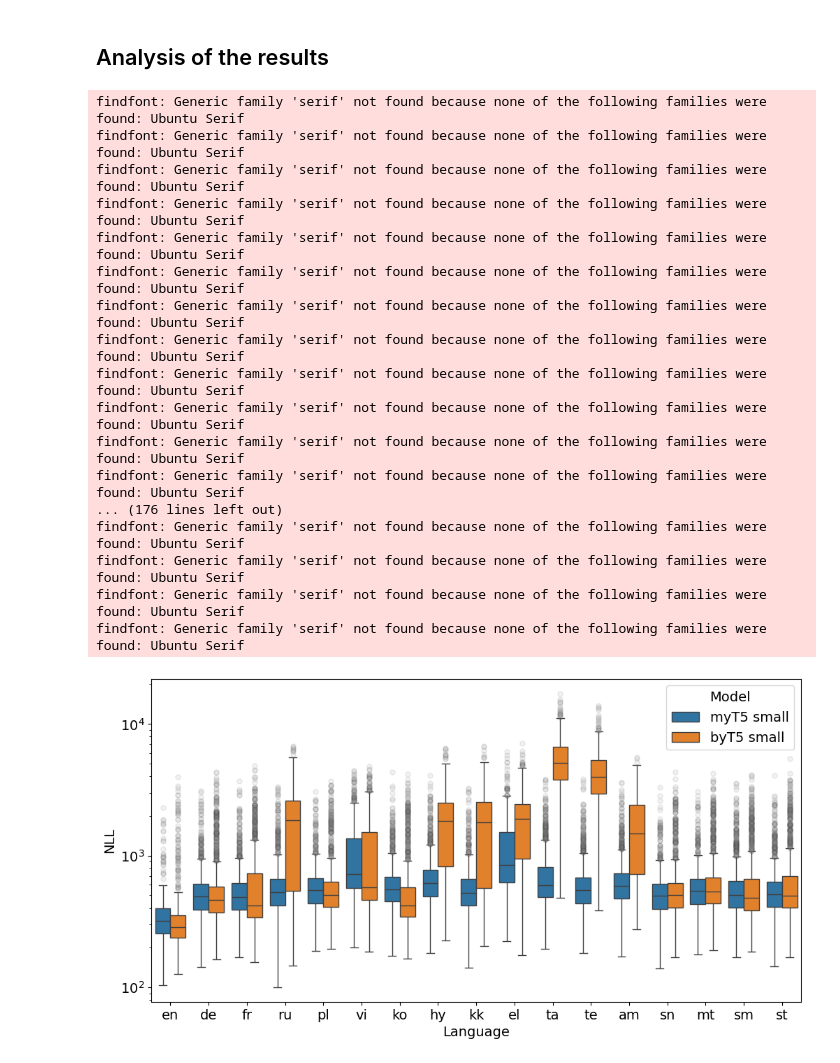
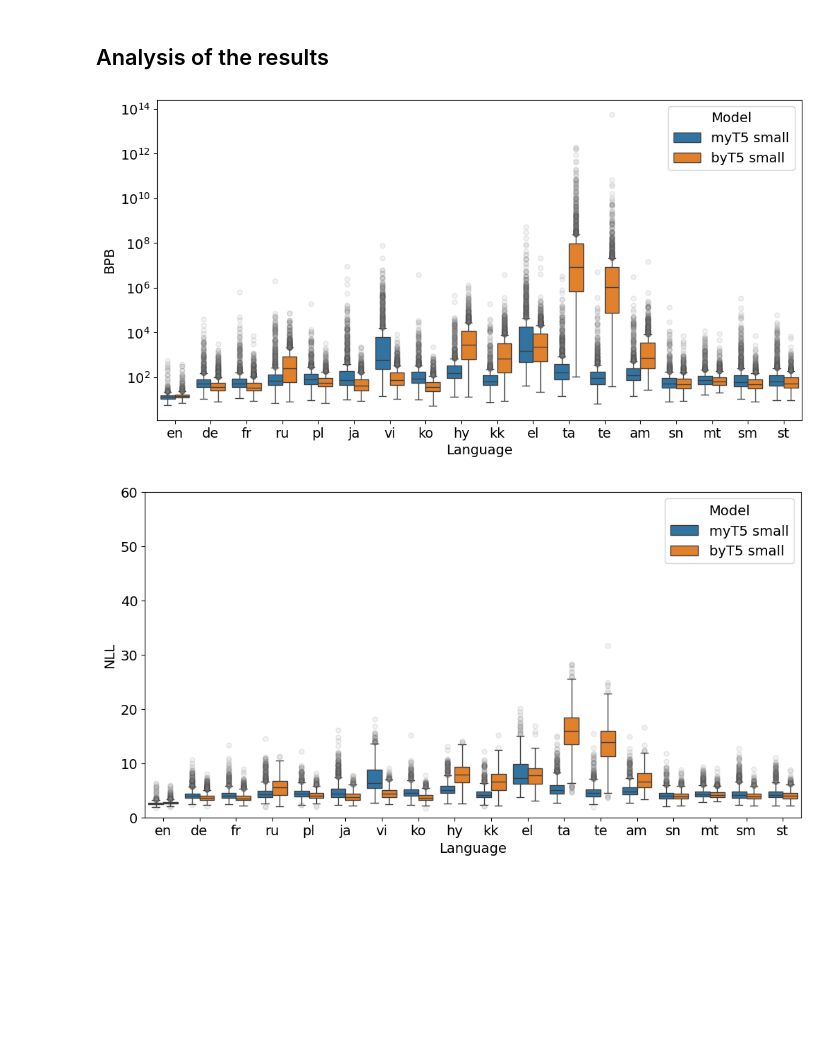
Before and after one commit to tomlimi/MYTE, a Jupyter notebook: flores_modeling_results.ipynb, the cells around one changed output. Saved outputs shown, nothing was run; the diff lists cells and outputs as text; code cells hidden in the pictures; blank space fills up the shorter version.

Commit message:
updated flores LM notebook

```diff
--- a/flores_modeling_results.ipynb
+++ b/flores_modeling_results.ipynb
@@ -210,7 +381,10 @@ for lang in languages:
         flores[lang] = f.read().splitlines()
 # %% [markdown]
 ## Compute results
+# %%
+models = {"my_small": myt5_small, "by_small": byt5_small, "my_base": myt5_base, "by_base": byt5_base, "my_large": myt5_large, "by_large": byt5_large}
+          # "my_small_1000000": myt5_small_1000000, "by_small_1000000": byt5_small_1000000}
 # %%
-bpbs = {"my_small": {}, "by_small": {}, "mixed_small": {}}
-nlls = {"my_small": {}, "by_small": {}, "mixed_small": {}}
-comps = {"my_small": {}, "by_small": {}, "mixed_small": {}}
+bpbs = {"my_small": {}, "by_small": {}, "my_base": {}, "by_base": {}, "my_large": {}, "by_large": {} }#, "my_small_1000000": {}, "by_small_1000000": {}}
+nlls = {"my_small": {}, "by_small": {}, "my_base": {}, "by_base": {}, "my_large": {}, "by_large": {} }#, "my_small_1000000": {}, "by_small_1000000": {}}
+comps = {"my_small": {}, "by_small": {}, "my_base": {}, "by_base": {}, "my_large": {}, "by_large": {} }#, "my_small_1000000": {}, "by_small_1000000": {}}
@@ -221,11 +395,15 @@ comps_75 = {"my_small": {}, "by_small": {}, "mixed_small": {}}
 # %%
 for lang in languages:
     print(f"Evaluating: {lang}")
-    nlls_75["my_small"][lang], bpbs_75["my_small"][lang], comps_75["my_small"][lang] = evaluate_texts(flores[lang], myt5_small, my_tokenizer, batch_size=8, context=0.75)
-    nlls_75["my_small"][lang], bpbs_75["by_small"][lang], nlls_75["by_small"][lang], comps_75["by_small"][lang] = evaluate_texts(flores[lang], byt5_small, by_tokenizer, batch_size=4, context=0.75)
+    for model in ("my_small", "by_small", "my_base", "by_base", "my_large", "by_large"): #, "by_small_1000000"):
+        # nlls_75["my_small"][lang], bpbs_75["my_small"][lang], comps_75["my_small"][lang] = evaluate_texts(flores[lang], myt5_small, my_tokenizer, flores['en'], batch_size=8, context=0.75)
+        # nlls_75["my_small"][lang], bpbs_75["by_small"][lang], nlls_75["by_small"][lang], comps_75["by_small"][lang] = evaluate_texts(flores[lang], byt5_small, by_tokenizer, batch_size=4, context=0.75)
 
-    nlls["my_small"][lang],bpbs["my_small"][lang], comps["my_small"][lang] = evaluate_texts(flores[lang], myt5_small, my_tokenizer, batch_size=8, context=0.0)
-    nlls["by_small"][lang],bpbs["by_small"][lang], comps["by_small"][lang] = evaluate_texts(flores[lang], byt5_small, by_tokenizer, batch_size=4, context=0.0)
-    print_gpu_mem_usage()
+        #nlls["my_small"][lang],bpbs["my_small"][lang], comps["my_small"][lang] = evaluate_texts(flores[lang], myt5_small, my_tokenizer,flores['en'], batch_size=8, context=0.0)
+        if model.startswith("by"):
+            nlls[model][lang],bpbs[model][lang], comps[model][lang] = evaluate_texts(flores[lang], models[model], by_tokenizer,flores['en'], batch_size=2, context=0.0)
+        else:
+            nlls[model][lang],bpbs[model][lang], comps[model][lang] = evaluate_texts(flores[lang], models[model], my_tokenizer,flores['en'], batch_size=4, context=0.0)
+        print_gpu_mem_usage()
 # %% [output]
 Evaluating: en
@@ -290,15 +458,20 @@ import seaborn as sns
 
 import matplotlib.pyplot as plt
 # %%
-def plot_paired_boxplot(nested_dict, y_label="NLL", title=None, y_logscale=True):
+def plot_paired_boxplot(nested_dict, y_label="NLL", title=None, y_logscale=True, models=("by_small", "my_small")):
 
     plt.figure(figsize=(12, 6))
-    model_name_dict = {"by_small": "byT5 small", "my_small": "myT5 small"}
+    # plt.style.use(['science', 'ieee', 'no-latex'])
+    # matplotlib.rc('font', family='times new roman')
+    model_name_dict = {"by_small": "byT5 small", "my_small": "myT5 small",
+                       "my_base": "myT5 base", "by_base": "byT5 base",
+                       "my_large": "myT5 large", "by_large": "byT5 large",
+                      "my_small_1000000": "myT5 fully t", "by_small_1000000": "byT5 fully t"}
     data = []
     for model, model_vals in nested_dict.items():
+        if model not in models:
+            continue
         for lang, lang_vals in model_vals.items():
-            if lang == 'ja':
-                continue
             for val in lang_vals:
                 data.append([lang, model_name_dict[model], val])
     df = pd.DataFrame(data, columns=['Language', 'Model', y_label])
@@ -308,29 +481,16 @@ def plot_paired_boxplot(nested_dict, y_label="NLL", title=None, y_logscale=True)
     if y_logscale:
         plt.yscale('log')
     else:
-        plt.ylim(0,100)
+        plt.ylim(0,60)
 
     if title:
         plt.savefig(f"{title}.png", dpi=300)
     plt.show()
+# %%
+plot_paired_boxplot(bpbs, y_label="BPB", title="bpeb_no_context_en_normed")
+# %% [output]
+[figure, added]
 # %%
-plot_paired_boxplot(nlls, title="nll_no_context")
+plot_paired_boxplot(nlls, title="nlls_no_context_en_normed",  y_logscale=False)
 # %% [output]
-findfont: Generic family 'serif' not found because none of the following families were found: Ubuntu Serif
-findfont: Generic family 'serif' not found because none of the following families were found: Ubuntu Serif
-findfont: Generic family 'serif' not found because none of the following families were found: Ubuntu Serif
-findfont: Generic family 'serif' not found because none of the following families were found: Ubuntu Serif
-findfont: Generic family 'serif' not found because none of the following families were found: Ubuntu Serif
-findfont: Generic family 'serif' not found because none of the following families were found: Ubuntu Serif
-findfont: Generic family 'serif' not found because none of the following families were found: Ubuntu Serif
-findfont: Generic family 'serif' not found because none of the following families were found: Ubuntu Serif
-findfont: Generic family 'serif' not found because none of the following families were found: Ubuntu Serif
-findfont: Generic family 'serif' not found because none of the following families were found: Ubuntu Serif
-findfont: Generic family 'serif' not found because none of the following families were found: Ubuntu Serif
-findfont: Generic family 'serif' not found because none of the following families were found: Ubuntu Serif
-... (176 lines left out)
-findfont: Generic family 'serif' not found because none of the following families were found: Ubuntu Serif
-findfont: Generic family 'serif' not found because none of the following families were found: Ubuntu Serif
-findfont: Generic family 'serif' not found because none of the following families were found: Ubuntu Serif
-findfont: Generic family 'serif' not found because none of the following families were found: Ubuntu Serif
-[figure, old version]
+[figure, new version]
```
Also changed, not shown: parts of 46 cells of this notebook.
